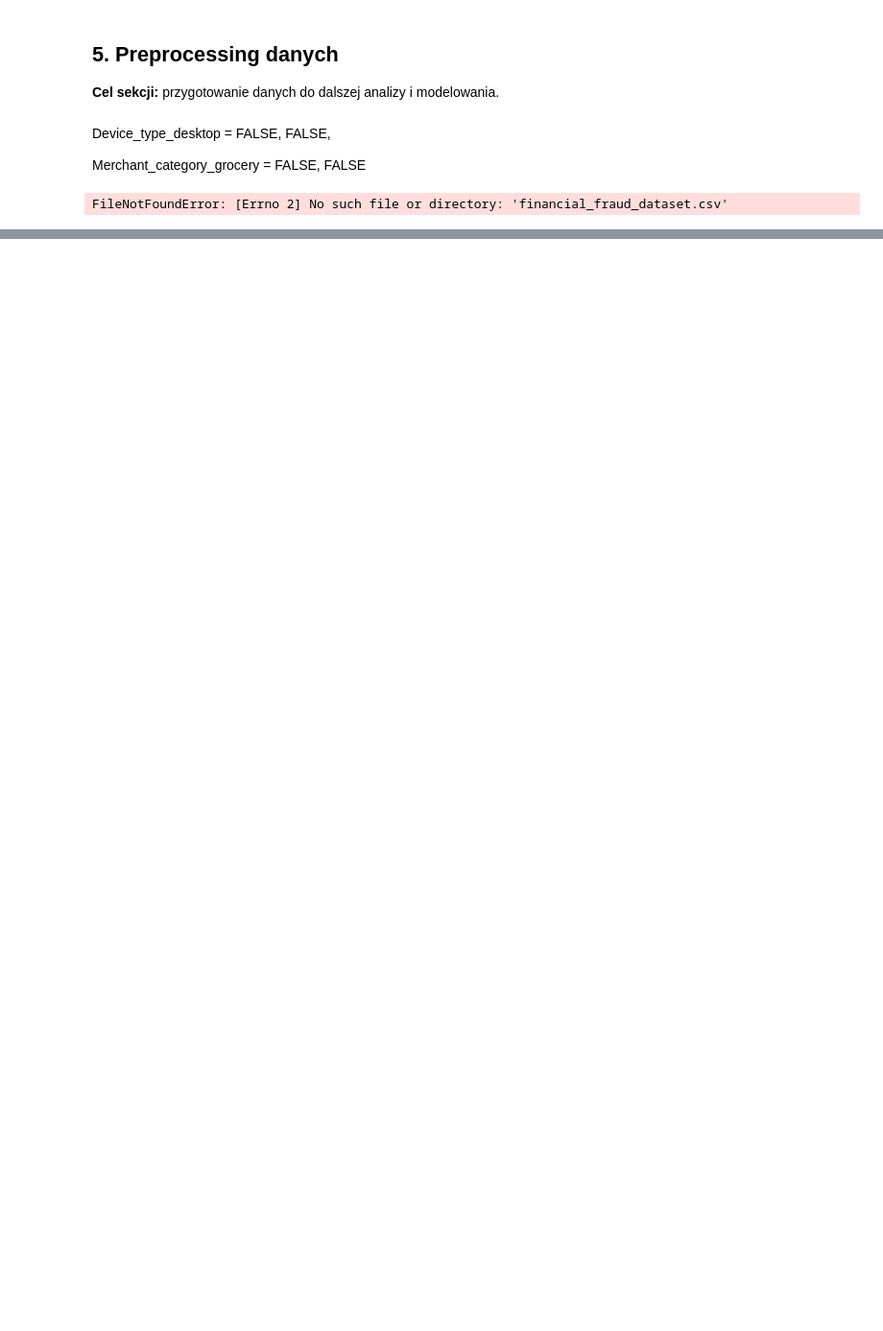
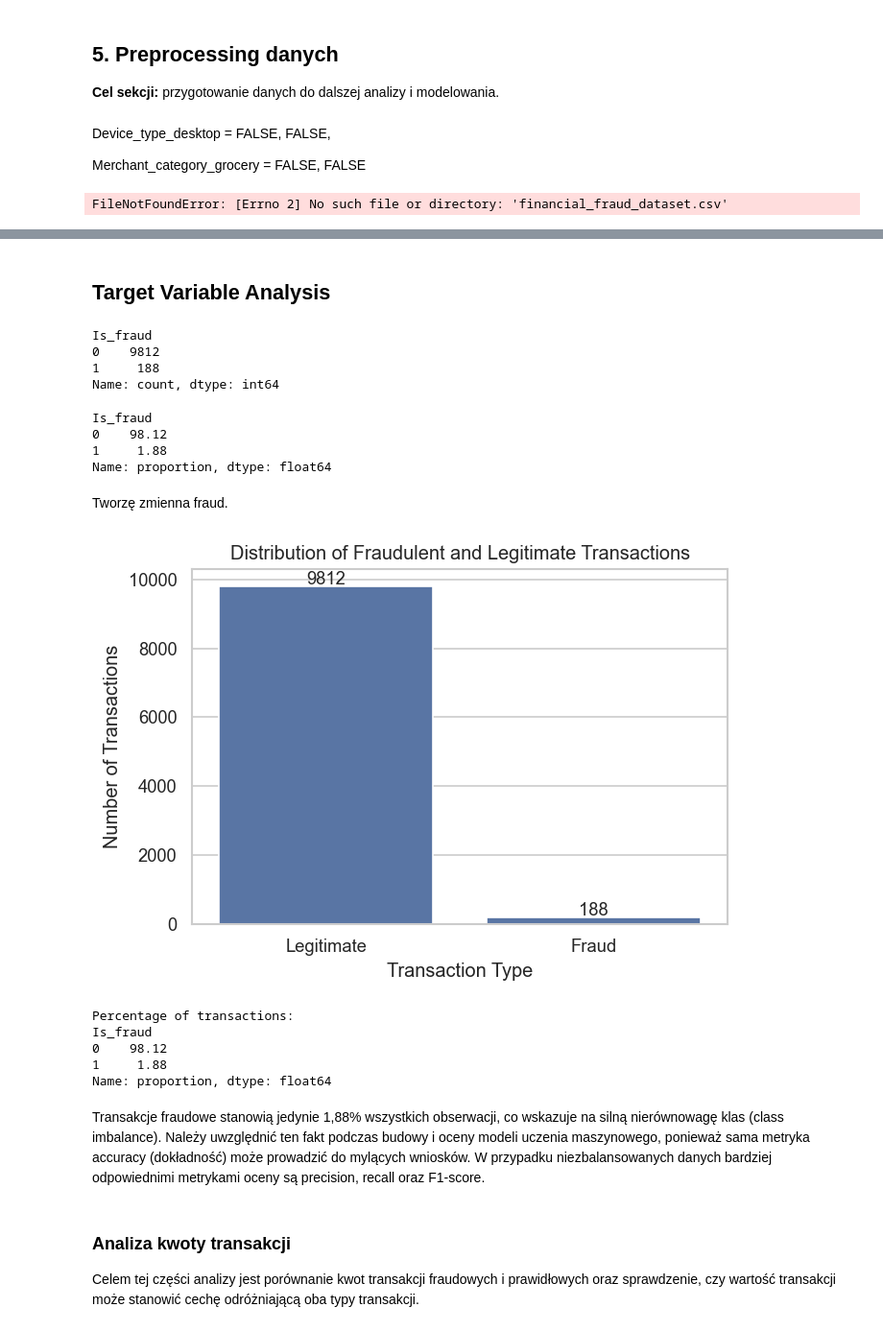
Before and after one commit to infoshareacademy/jdszr24-grupa-3, a Jupyter notebook: Fin_Brains_Notebook_1 (1).ipynb, the cells around one changed output, grey strips where cells are left out. Shown at 96% size. Cells and saved outputs as stored; diff of their text form; code cells hidden in the pictures; blank space fills up the shorter version.

Commit message:
Complete exploratory data analysis

```diff
--- a/Fin_Brains_Notebook_1 (1).ipynb
+++ b/Fin_Brains_Notebook_1 (1).ipynb
@@ -128,0 +170,5 @@ FileNotFoundError: [Errno 2] No such file or directory: 'financial_fraud_dataset
+# %%
+sns.set_theme(style="whitegrid")
+
+plt.rcParams["figure.figsize"] = (8, 5)
+plt.rcParams["figure.dpi"] = 120
@@ -128,0 +177,2 @@ FileNotFoundError: [Errno 2] No such file or directory: 'financial_fraud_dataset
+# %%
+df = pd.read_csv("preproccesing_base_final_final.csv")
@@ -128,0 +295,63 @@ FileNotFoundError: [Errno 2] No such file or directory: 'financial_fraud_dataset
+# %% [markdown]
+## Target Variable Analysis
+# %%
+df["Is_fraud"].value_counts()
+# %% [output]
+Is_fraud
+0    9812
+1     188
+Name: count, dtype: int64
+# %%
+df["Is_fraud"].value_counts(normalize=True) * 100
+# %% [output]
+Is_fraud
+0    98.12
+1     1.88
+Name: proportion, dtype: float64
+# %% [markdown]
+Tworzę zmienna fraud.
+# %%
+fraud_counts = df["Is_fraud"].value_counts().sort_index()
+
+
+plt.figure(figsize=(6, 4))
+
+ax = sns.barplot(
+    x=["Legitimate", "Fraud"],
+    y=fraud_counts.values
+)
+
+
+for i, value in enumerate(fraud_counts.values):
+    ax.text(i, value + 50, f"{value}", ha="center", fontsize=11)
+
+
+plt.title("Distribution of Fraudulent and Legitimate Transactions")
+plt.xlabel("Transaction Type")
+plt.ylabel("Number of Transactions")
+
+plt.show()
+
+
+fraud_percentage = (
+    df["Is_fraud"]
+    .value_counts(normalize=True)
+    .mul(100)
+    .round(2)
+)
+
+print("Percentage of transactions:")
+print(fraud_percentage)
+# %% [output]
+[figure, added]
+Percentage of transactions:
+Is_fraud
+0    98.12
+1     1.88
+Name: proportion, dtype: float64
+# %% [markdown]
+Transakcje fraudowe stanowią jedynie 1,88% wszystkich obserwacji, co wskazuje na silną nierównowagę klas (class imbalance). Należy uwzględnić ten fakt podczas budowy i oceny modeli uczenia maszynowego, ponieważ sama metryka accuracy (dokładność) może prowadzić do mylących wniosków. W przypadku niezbalansowanych danych bardziej odpowiednimi metrykami oceny są precision, recall oraz F1-score.
+# %% [markdown]
+### Analiza kwoty transakcji
+
+Celem tej części analizy jest porównanie kwot transakcji fraudowych i prawidłowych oraz sprawdzenie, czy wartość transakcji może stanowić cechę odróżniającą oba typy transakcji.
```
Also changed, not shown: parts of 54 cells of this notebook.
